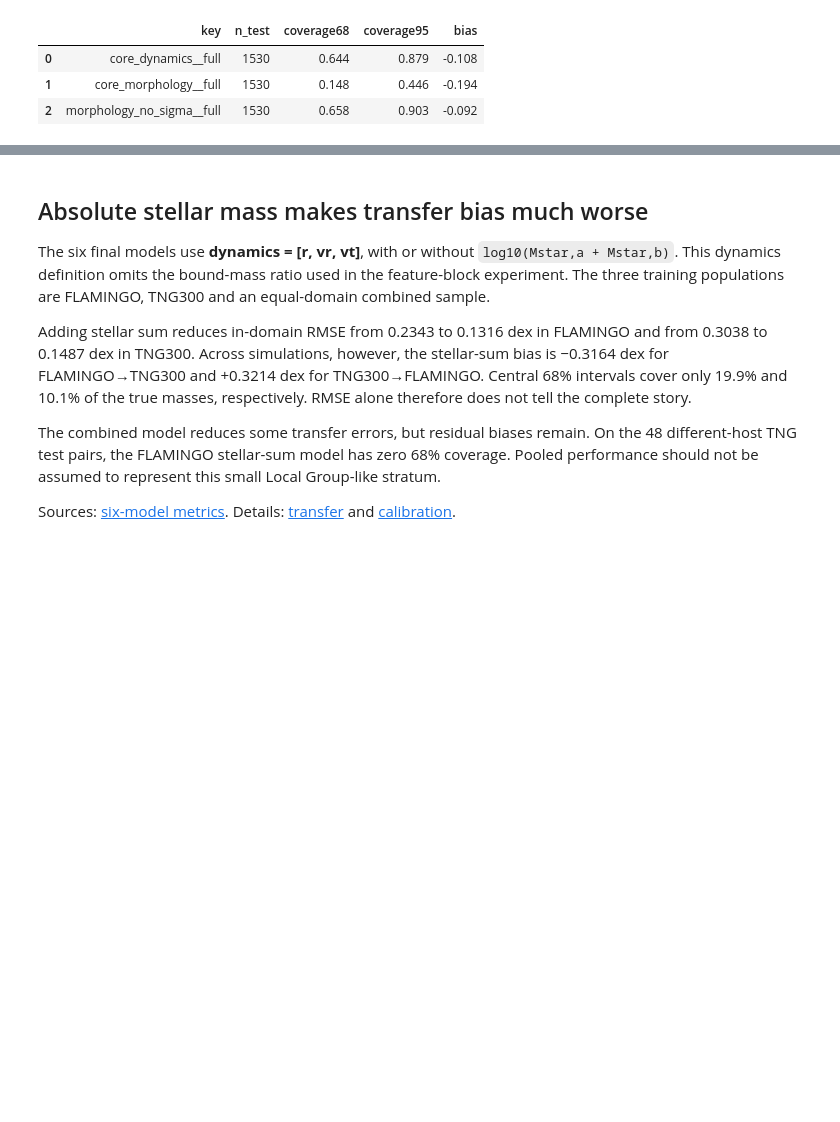
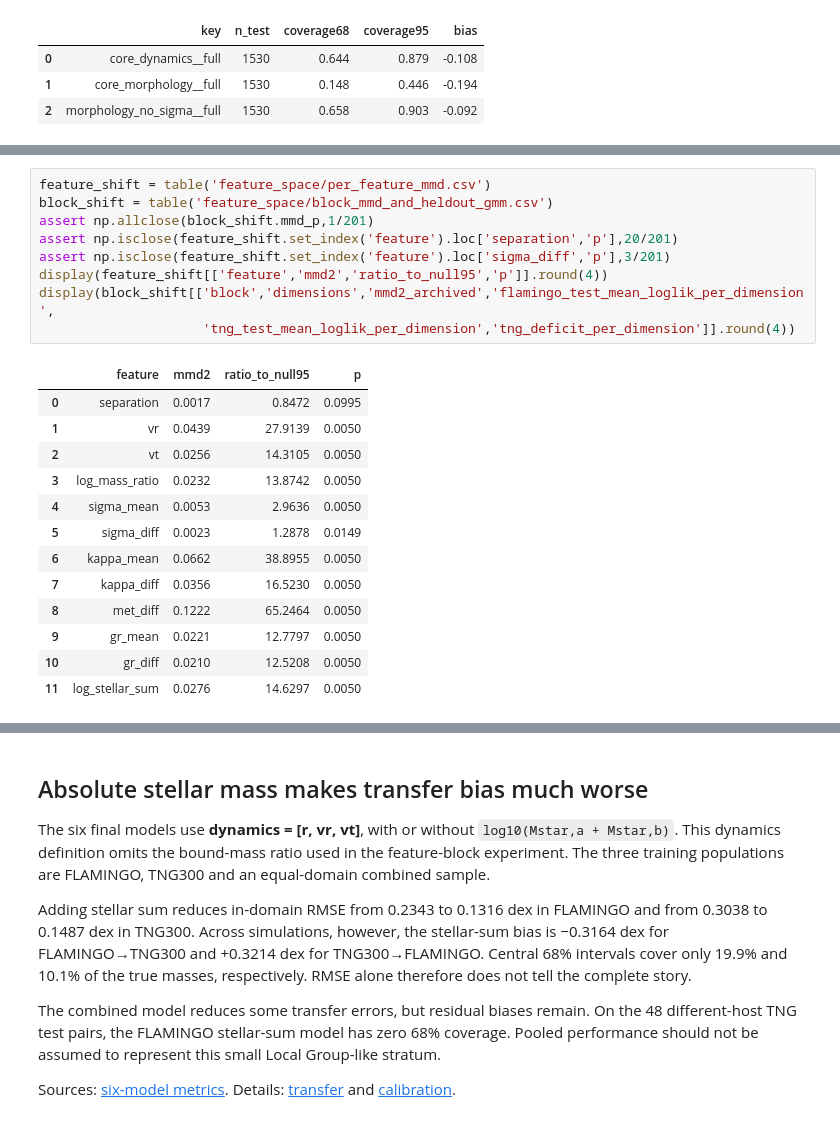
Before and after one commit to Abeer23578/masters-thesis-cross-simulation-robustness-of-npe-for-local-group-mass-inference, a Jupyter notebook: notebooks/key_results_from_the_thesis.ipynb, the cells around one changed output, grey strips where cells are left out. Saved outputs shown, nothing was run; the diff lists cells and outputs as text; blank space fills up the shorter version.

```diff
--- a/notebooks/key_results_from_the_thesis.ipynb
+++ b/notebooks/key_results_from_the_thesis.ipynb
@@ -85,0 +171,23 @@ display(table('ablation/supporting_calibration_all1530.csv')[['key','n_test','co
+# %%
+feature_shift = table('feature_space/per_feature_mmd.csv')
+block_shift = table('feature_space/block_mmd_and_heldout_gmm.csv')
+assert np.allclose(block_shift.mmd_p,1/201)
+assert np.isclose(feature_shift.set_index('feature').loc['separation','p'],20/201)
+assert np.isclose(feature_shift.set_index('feature').loc['sigma_diff','p'],3/201)
+display(feature_shift[['feature','mmd2','ratio_to_null95','p']].round(4))
+display(block_shift[['block','dimensions','mmd2_archived','flamingo_test_mean_loglik_per_dimension',
+                     'tng_test_mean_loglik_per_dimension','tng_deficit_per_dimension']].round(4))
+# %% [output]
+|  | feature | mmd2 | ratio_to_null95 | p |
+| 0 | separation | 0.0017 | 0.8472 | 0.0995 |
+| 1 | vr | 0.0439 | 27.9139 | 0.0050 |
+| 2 | vt | 0.0256 | 14.3105 | 0.0050 |
+| 3 | log_mass_ratio | 0.0232 | 13.8742 | 0.0050 |
+| 4 | sigma_mean | 0.0053 | 2.9636 | 0.0050 |
+| 5 | sigma_diff | 0.0023 | 1.2878 | 0.0149 |
+| 6 | kappa_mean | 0.0662 | 38.8955 | 0.0050 |
+| 7 | kappa_diff | 0.0356 | 16.5230 | 0.0050 |
+| 8 | met_diff | 0.1222 | 65.2464 | 0.0050 |
+| 9 | gr_mean | 0.0221 | 12.7797 | 0.0050 |
+| 10 | gr_diff | 0.0210 | 12.5208 | 0.0050 |
+| 11 | log_stellar_sum | 0.0276 | 14.6297 | 0.0050 |
```
Also changed, not shown: parts of 26 cells of this notebook, 2 other files.
